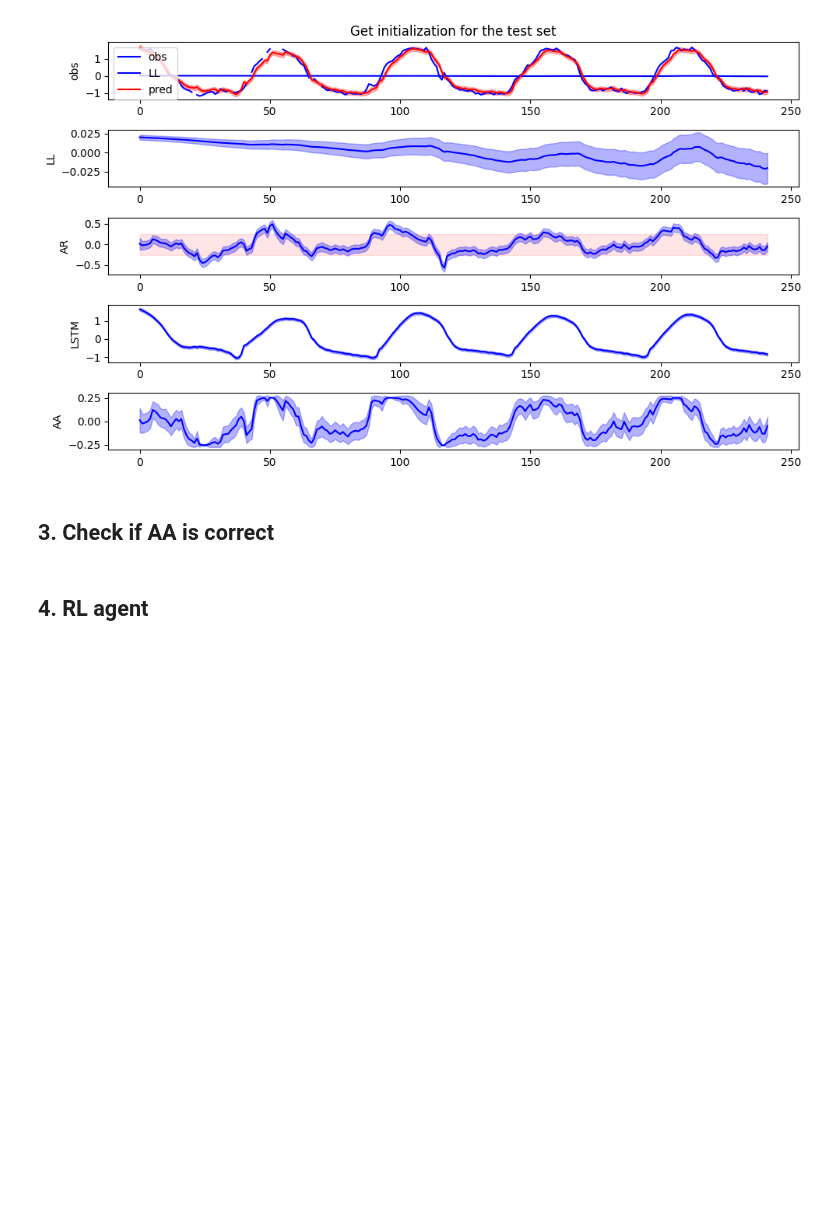
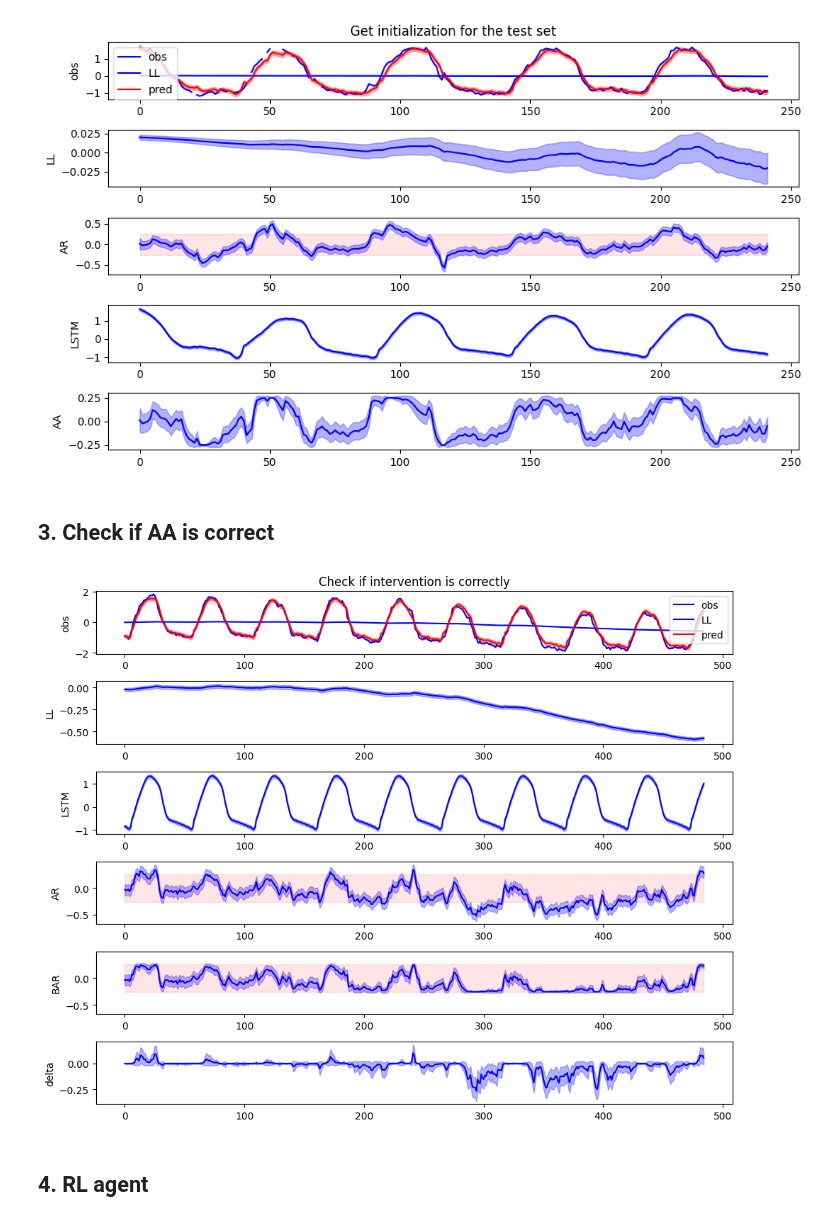
Before and after one commit to zhanwen-xin/cuTAGI, a Jupyter notebook: examples/ITV_CASC_LGA007PIAP_E010_202407.ipynb, the cells around one changed output. Drawn from its saved outputs; the diff is of its cells as text; code cells hidden in the pictures; blank space fills up the shorter version.

```diff
--- a/examples/ITV_CASC_LGA007PIAP_E010_202407.ipynb
+++ b/examples/ITV_CASC_LGA007PIAP_E010_202407.ipynb
@@ -110,7 +110,9 @@ last_seq_obs, last_seq_datetime, last_lstm_x = BDLM.get_testing_model_initials(v
 # %% [markdown]
 ## 3. Check if AA is correct
 # %%
-# BDLM.check_AA(plot = True)
+BDLM.check_AA(plot = True)
+# %% [output]
+[figure, added]
 # %% [markdown]
 ## 4. RL agent
 # %%
```
Also changed, not shown: parts of 4 cells of this notebook, 8 other files.
